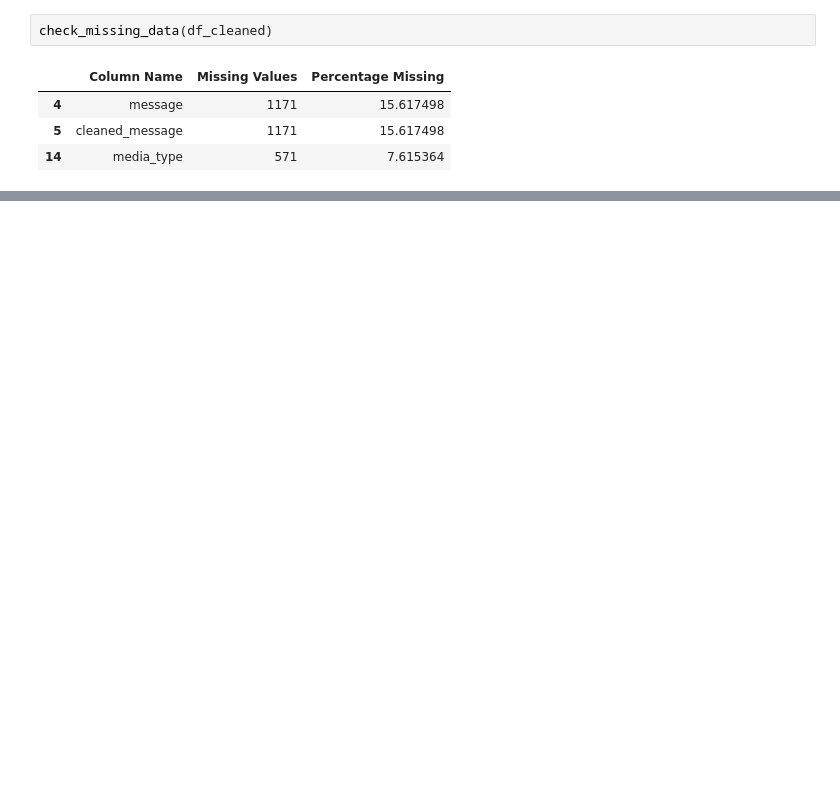
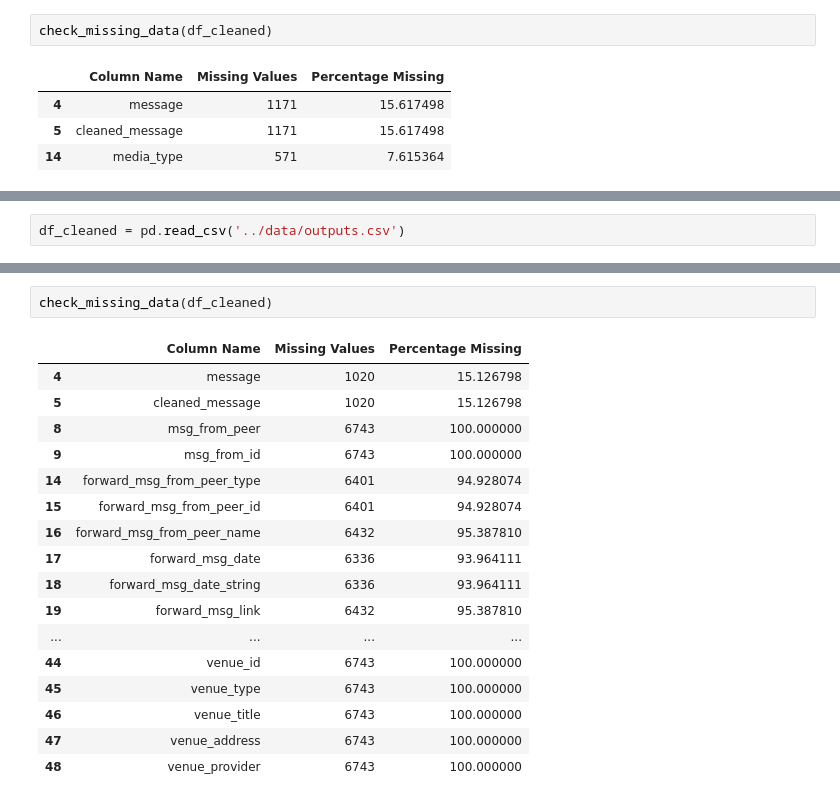
Before and after one commit to abrahamshimelis/Kara-Solutions, a Jupyter notebook: notebooks/data_cleaning.ipynb, the cells around one changed output, grey strips where cells are left out. Saved outputs shown, nothing was run; the diff lists cells and outputs as text; blank space fills up the shorter version.

Commit message:
do DATA StandardizATION AND VALIDATION

```diff
--- a/notebooks/data_cleaning.ipynb
+++ b/notebooks/data_cleaning.ipynb
@@ -89,0 +110,2 @@ check_missing_data(df_cleaned)
+# %%
+df_cleaned = pd.read_csv('../data/outputs.csv')
@@ -89,0 +127,20 @@ check_missing_data(df_cleaned)
+# %%
+check_missing_data(df_cleaned)
+# %% [output]
+|  | Column Name | Missing Values | Percentage Missing |
+| 4 | message | 1020 | 15.126798 |
+| 5 | cleaned_message | 1020 | 15.126798 |
+| 8 | msg_from_peer | 6743 | 100.000000 |
+| 9 | msg_from_id | 6743 | 100.000000 |
+| 14 | forward_msg_from_peer_type | 6401 | 94.928074 |
+| 15 | forward_msg_from_peer_id | 6401 | 94.928074 |
+| 16 | forward_msg_from_peer_name | 6432 | 95.387810 |
+| 17 | forward_msg_date | 6336 | 93.964111 |
+| 18 | forward_msg_date_string | 6336 | 93.964111 |
+| 19 | forward_msg_link | 6432 | 95.387810 |
+| ... | ... | ... | ... |
+| 44 | venue_id | 6743 | 100.000000 |
+| 45 | venue_type | 6743 | 100.000000 |
+| 46 | venue_title | 6743 | 100.000000 |
+| 47 | venue_address | 6743 | 100.000000 |
+| 48 | venue_provider | 6743 | 100.000000 |
```
Also changed, not shown: parts of 11 cells of this notebook.
